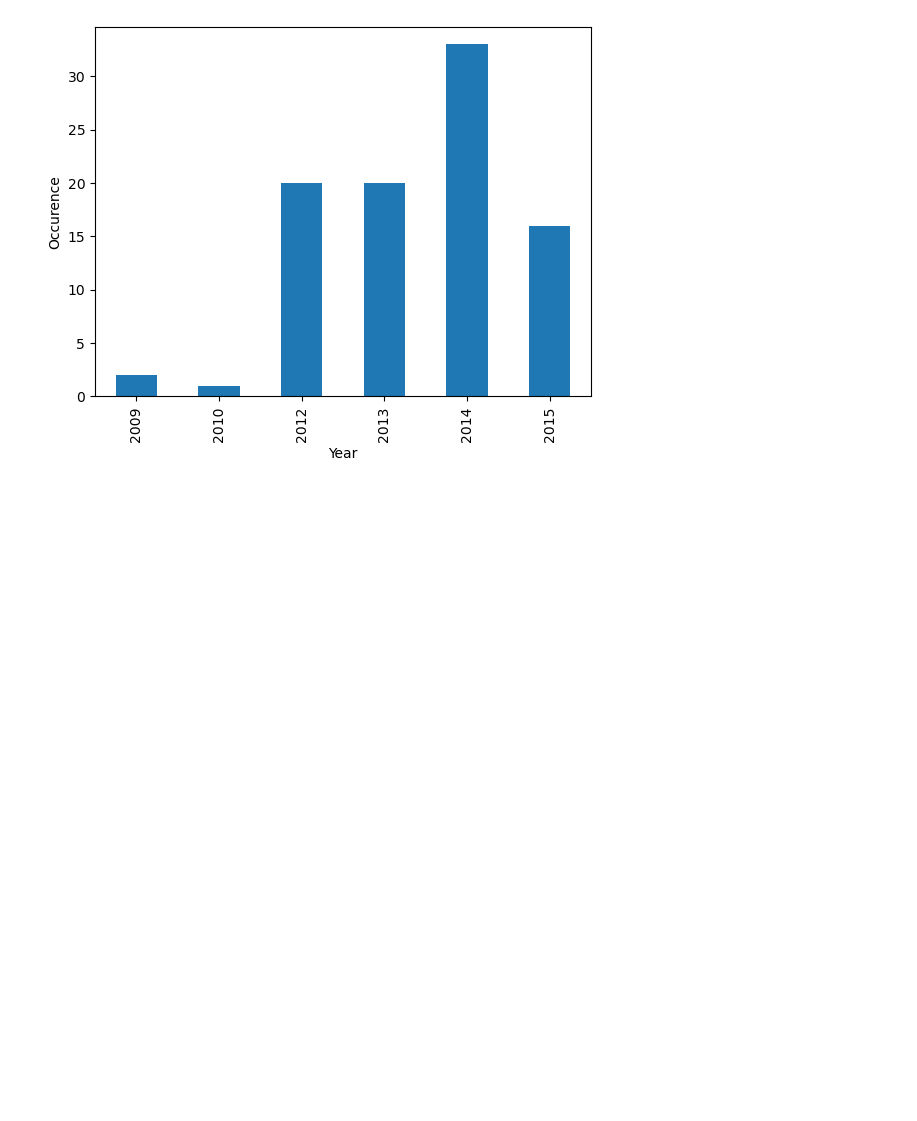
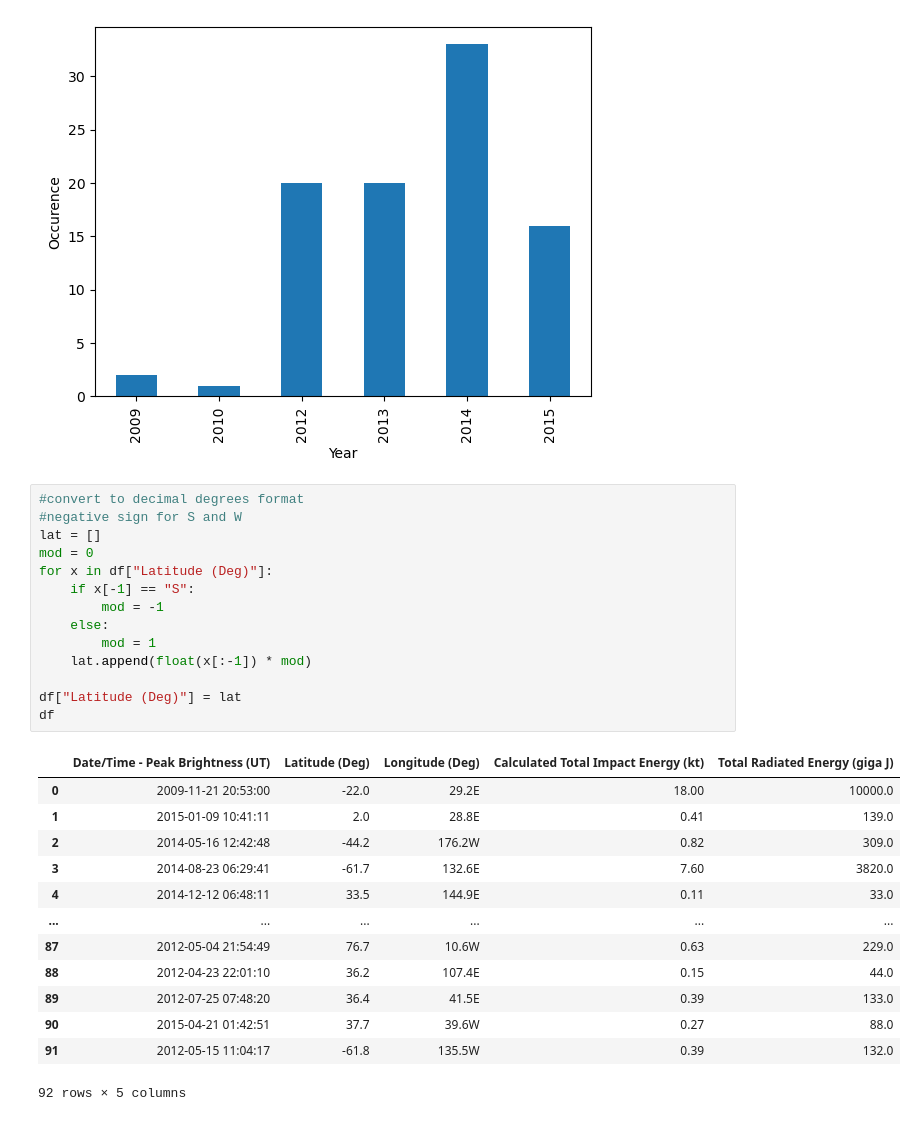
Before and after one commit to genzer0/Data-Science-Projects, a Jupyter notebook: Fireball and Bolides/Fireballs and Bolides.ipynb, the cells around one changed output. Drawn from its saved outputs; the diff is of its cells as text; blank space fills up the shorter version.

Commit message:
transformed lat and long into DD format. created power bi for visualization.

```diff
--- a/Fireball and Bolides/Fireballs and Bolides.ipynb
+++ b/Fireball and Bolides/Fireballs and Bolides.ipynb
@@ -141,3 +141,31 @@ plt.ylabel("Occurence")
 # %% [output]
 Text(0, 0.5, 'Occurence')
 [figure]
+# %%
+#convert to decimal degrees format
+#negative sign for S and W
+lat = []
+mod = 0
+for x in df["Latitude (Deg)"]:
+    if x[-1] == "S":
+        mod = -1
+    else:
+        mod = 1
+    lat.append(float(x[:-1]) * mod)
+
+df["Latitude (Deg)"] = lat
+df
+# %% [output]
+|  | Date/Time - Peak Brightness (UT) | Latitude (Deg) | Longitude (Deg) | Calculated Total Impact Energy (kt) | Total Radiated Energy (giga J) |
+| 0 | 2009-11-21 20:53:00 | -22.0 | 29.2E | 18.00 | 10000.0 |
+| 1 | 2015-01-09 10:41:11 | 2.0 | 28.8E | 0.41 | 139.0 |
+| 2 | 2014-05-16 12:42:48 | -44.2 | 176.2W | 0.82 | 309.0 |
+| 3 | 2014-08-23 06:29:41 | -61.7 | 132.6E | 7.60 | 3820.0 |
+| 4 | 2014-12-12 06:48:11 | 33.5 | 144.9E | 0.11 | 33.0 |
+| ... | ... | ... | ... | ... | ... |
+| 87 | 2012-05-04 21:54:49 | 76.7 | 10.6W | 0.63 | 229.0 |
+| 88 | 2012-04-23 22:01:10 | 36.2 | 107.4E | 0.15 | 44.0 |
+| 89 | 2012-07-25 07:48:20 | 36.4 | 41.5E | 0.39 | 133.0 |
+| 90 | 2015-04-21 01:42:51 | 37.7 | 39.6W | 0.27 | 88.0 |
+| 91 | 2012-05-15 11:04:17 | -61.8 | 135.5W | 0.39 | 132.0 |
+92 rows × 5 columns
```
Also changed, not shown: parts of 2 cells of this notebook, 1 other file.
